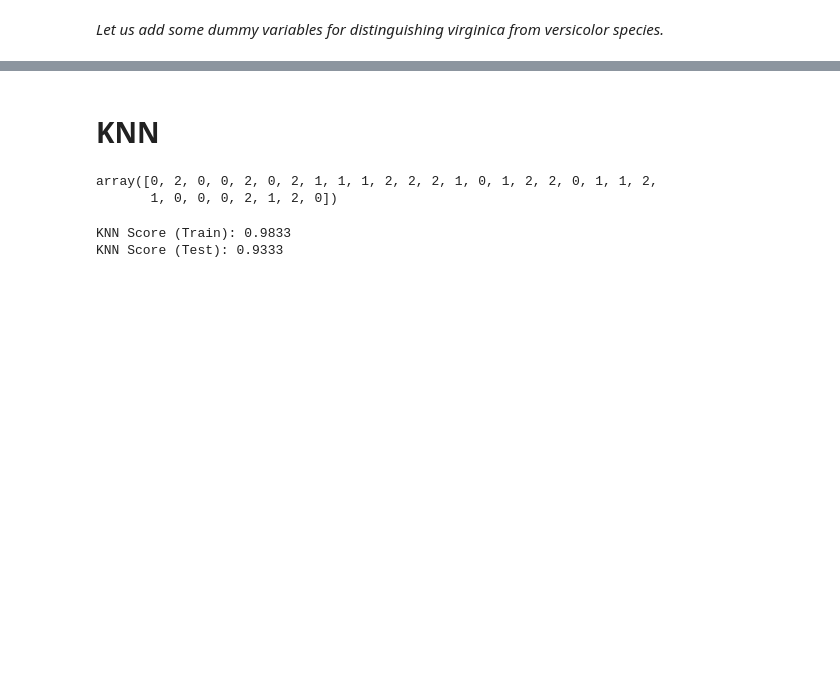
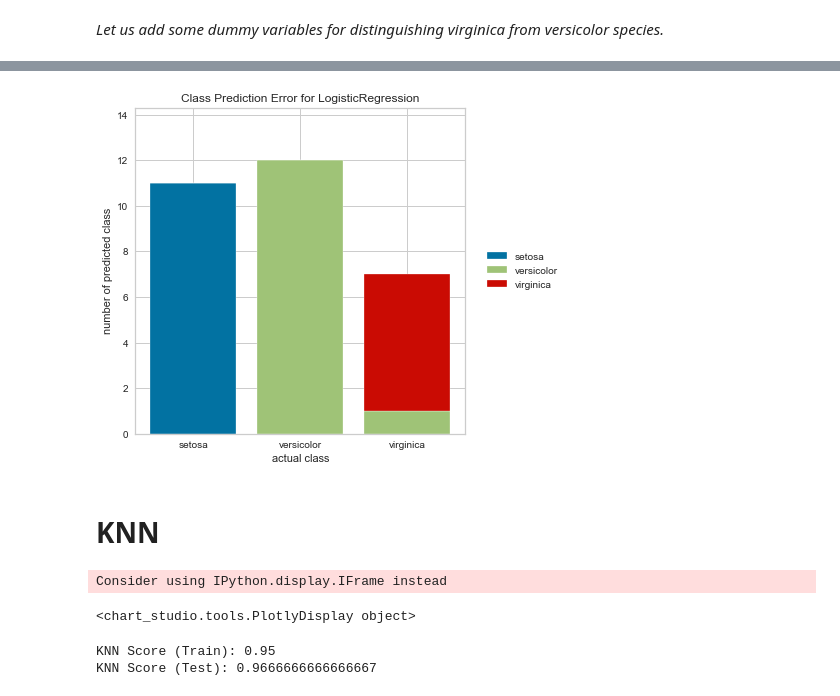
Before and after one commit to mkm29/DataScience, a Jupyter notebook: thinkful/unit/3/1/classify_iris.ipynb, the cells around one changed output, grey strips where cells are left out. Cells and saved outputs as stored; diff of their text form; code cells hidden in the pictures; blank space fills up the shorter version.

```diff
--- a/thinkful/unit/3/1/classify_iris.ipynb
+++ b/thinkful/unit/3/1/classify_iris.ipynb
@@ -164,16 +100,47 @@ R-squared (Test): 1.0000
+# %%
+from yellowbrick.classifier import ClassPredictionError
+
+# Instantiate the classification model and visualizer
+visualizer = ClassPredictionError(
+    LogisticRegression(), classes=classes
+)
+
+# Fit the training data to the visualizer
+visualizer.fit(X_train, y_train)
+
+# Evaluate the model on the test data
+visualizer.score(X_test, y_test)
+
+# Draw visualization
+g = visualizer.poof()
+# %% [output]
+[figure, added]
 # %% [markdown]
 # KNN
-# %%
-# Create and fit a nearest-neighbor classifier
-knn = KNeighborsClassifier()
-knn.fit(iris_X_train, iris_y_train)
-knn.predict(iris_X_test)
-# %% [output]
-array([0, 2, 0, 0, 2, 0, 2, 1, 1, 1, 2, 2, 2, 1, 0, 1, 2, 2, 0, 1, 1, 2,
-       1, 0, 0, 0, 2, 1, 2, 0])
+# %%
+import plotly
+import plotly.plotly as py
+import plotly.figure_factory as ff
+
+
+plotly.tools.set_credentials_file(username='mitch.murphy', api_key='HcrZLslya6TQUsXIU3ck')
+
+X = np.array(X_train)
+
+dendro = ff.create_dendrogram(X)
+dendro['layout'].update({'width':800, 'height':500})
+py.iplot(dendro, filename='iris_train_dendrogram')
+# %% [output]
+Consider using IPython.display.IFrame instead
+<chart_studio.tools.PlotlyDisplay object>
 # %%
-print("KNN Score (Train): {:.4f}".format(knn.score(iris_X_train, iris_y_train)))
-print("KNN Score (Test): {:.4f}".format(knn.score(iris_X_test, iris_y_test)))
+# Unweighted (uniform)
+knn = KNeighborsClassifier(n_neighbors=3)
+knn.fit(X_train, y_train)
+y_pred_train = knn.predict(X_train)
+y_pred_test = knn.predict(X_test)
+print("KNN Score (Train): {}".format(knn.score(X_train, y_train)))
+print("KNN Score (Test): {}".format(knn.score(X_test, y_test)))
 # %% [output]
-KNN Score (Train): 0.9833
-KNN Score (Test): 0.9333
+KNN Score (Train): 0.95
+KNN Score (Test): 0.9666666666666667
```
Also changed, not shown: parts of 29 cells of this notebook.
